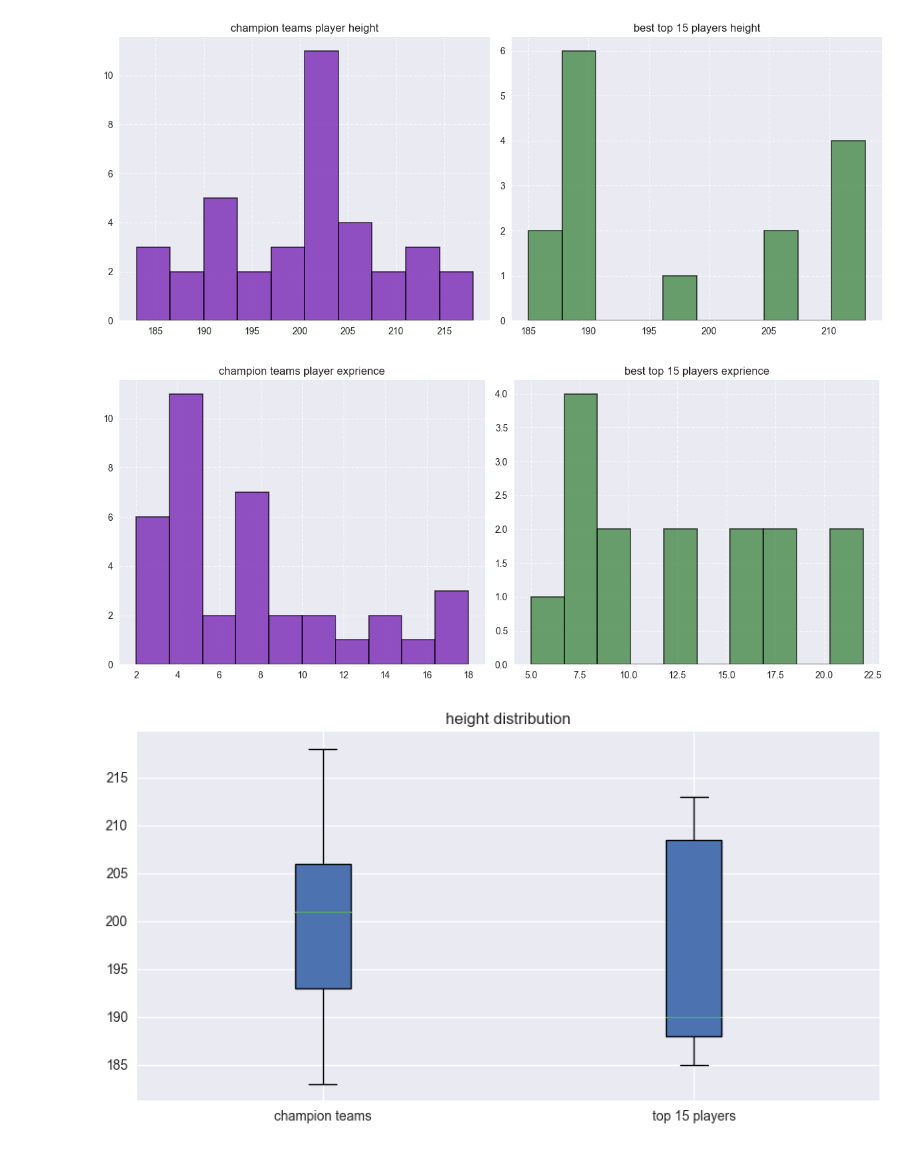
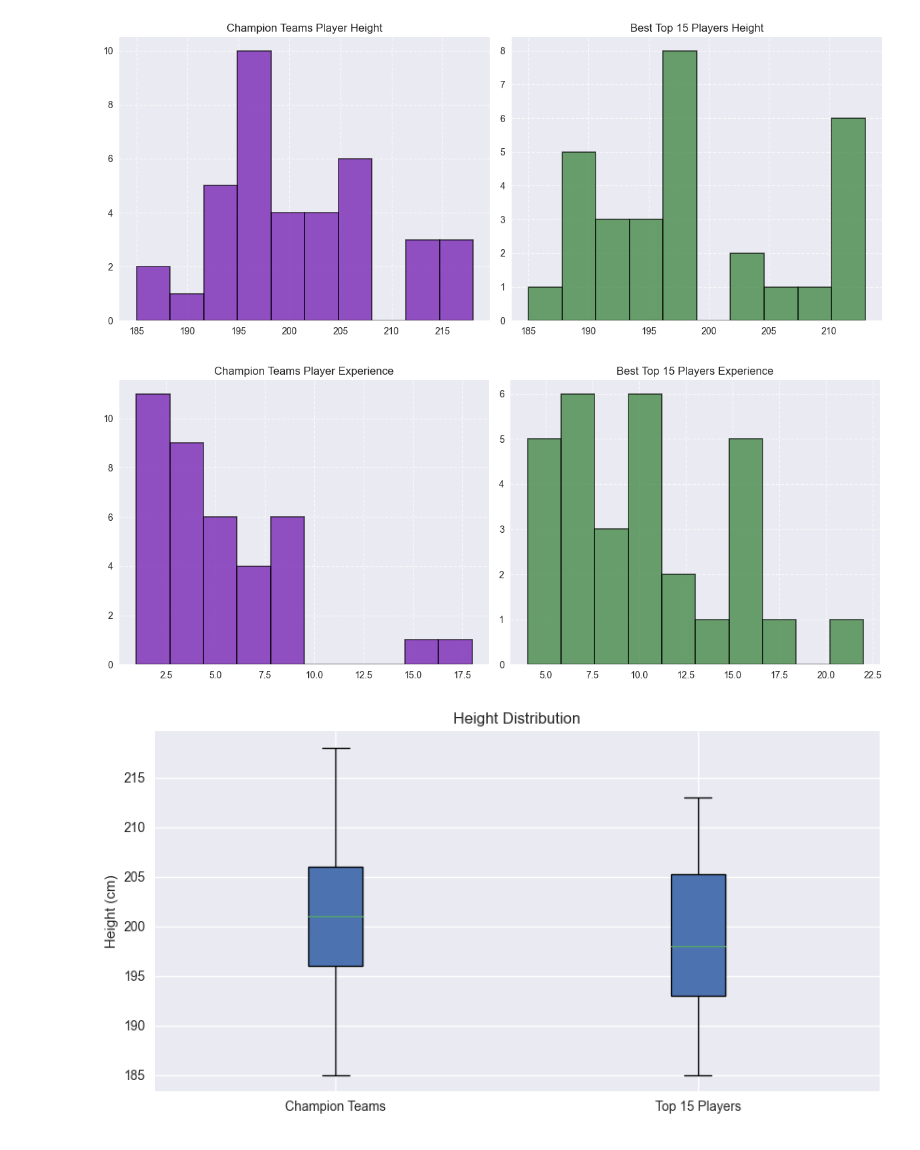
Before and after one commit to arashnaderi820-cyber/Basketball-Analytics-Quera, a Jupyter notebook: EX$Height.ipynb, the cells around one changed output. Cells and saved outputs as stored; diff of their text form; code cells hidden in the pictures.

Commit message:
update exprience and height

```diff
--- a/EX$Height.ipynb
+++ b/EX$Height.ipynb
@@ -5,10 +22,13 @@ import ast
 # %%
-champions_team = pd.read_csv('champions.csv')
-champions_team["players"] = champions_team["players"].apply(fix_text)
-#2 last seasons
-champions_team = champions_team.iloc[[1,2] , :]
-print(champions_team)
-
-
-all_players = pd.read_csv('players_info.csv')
+query_champions = """
+    SELECT p.Name, p.Height, p.Experience, s.Season
+    FROM champion_players cp
+    JOIN players p ON cp.PlayerID = p.PlayerID
+    JOIN seasons s ON cp.SeasonID = s.SeasonID
+    JOIN champions c ON cp.ChampionID = c.ChampionID
+    WHERE s.Season IN ('2023-24','2024-25')
+    ORDER BY s.Season, p.Height DESC;
+"""
+championplayers = pd.read_sql(query_champions, engine)
+print(championplayers)
 # %% [output]
@@ -159,70 +137,64 @@ Name: Experience, dtype: float64
 max      22.000000
 Name: Experience, dtype: float64
 # %%
-import pandas as pd
-import matplotlib.pyplot as plt
-import seaborn as sns
-
-
-
-
 plt.figure(figsize=(12, 5))
 plt.style.use('seaborn')
 
-
 plt.subplot(1, 2, 1)
-plt.hist(df['height'], bins=10, alpha=0.7, color='#6A0DAD', edgecolor='black', linewidth=1.2)
+plt.hist(championplayers['Height'], bins=10, alpha=0.7, color='#6A0DAD', edgecolor='black', linewidth=1.2)
 plt.grid(True, linestyle='--', alpha=0.7)
-plt.title('champion teams player height', fontsize=12)
-
-
+plt.title('Champion Teams Player Height', fontsize=12)
 
 plt.subplot(1, 2, 2)
-plt.hist(best_15_players['Height'], bins=10, alpha=0.7, color='#2E7D32', edgecolor='black', linewidth=1.2)
+plt.hist(top15['Height'], bins=10, alpha=0.7, color='#2E7D32', edgecolor='black', linewidth=1.2)
 plt.grid(True, linestyle='--', alpha=0.7)
-plt.title('best top 15 players height', fontsize=12)
-
+plt.title('Best Top 15 Players Height', fontsize=12)
 
 plt.tight_layout()
+plt.savefig('height_histogram.png')
 plt.show()
 
 
 plt.figure(figsize=(12, 5))
 
-
 plt.subplot(1, 2, 1)
-plt.hist(df['Experience'], bins=10, alpha=0.7, color='#6A0DAD', edgecolor='black', linewidth=1.2)
+plt.hist(championplayers['Experience'], bins=10, alpha=0.7, color='#6A0DAD', edgecolor='black', linewidth=1.2)
 plt.grid(True, linestyle='--', alpha=0.7)
-plt.title('champion teams player exprience', fontsize=12)
-
+plt.title('Champion Teams Player Experience', fontsize=12)
 
 plt.subplot(1, 2, 2)
-plt.hist(best_15_players['Experience'], bins=10, alpha=0.7, color='#2E7D32', edgecolor='black', linewidth=1.2)
+plt.hist(top15['Experience'], bins=10, alpha=0.7, color='#2E7D32', edgecolor='black', linewidth=1.2)
 plt.grid(True, linestyle='--', alpha=0.7)
-plt.title('best top 15 players exprience', fontsize=12)
+plt.title('Best Top 15 Players Experience', fontsize=12)
 
 plt.tight_layout()
+plt.savefig('experience_histogram.png')
 plt.show()
 
 
 plt.figure(figsize=(10, 5))
-data_height = [df['height'], best_15_players['Height']]
-data_exp = [df['Experience'], best_15_players['Experience']]
-plt.boxplot(data_height, labels=['champion teams', 'top 15 players'], patch_artist=True)
+data_height = [championplayers['Height'], top15['Height']]
+plt.boxplot(data_height, labels=['Champion Teams', 'Top 15 Players'], patch_artist=True)
 for patch in plt.gca().artists:
     patch.set_facecolor('#6A0DAD')
     patch.set_alpha(0.7)
-plt.title('height distribution', fontsize=12)
+plt.title('Height Distribution', fontsize=12)
+plt.ylabel('Height (cm)')
+plt.savefig('height_boxplot.png')
 plt.show()
 
+
 plt.figure(figsize=(10, 5))
-plt.boxplot(data_exp, labels=['champion teams', 'top 15 players'], patch_artist=True)
+data_exp = [championplayers['Experience'], top15['Experience']]
+plt.boxplot(data_exp, labels=['Champion Teams', 'Top 15 Players'], patch_artist=True)
 for patch in plt.gca().artists:
     patch.set_facecolor('#6A0DAD')
     patch.set_alpha(0.7)
-plt.title('experience distribution', fontsize=12)
+plt.title('Experience Distribution', fontsize=12)
+plt.ylabel('Experience (years)')
+plt.savefig('experience_boxplot.png')
 plt.show()
 # %% [output]
-[figure, old version]
+[figure, new version]
-[figure, old version]
+[figure, new version]
-[figure, old version]
+[figure, new version]
```
Also changed, not shown: parts of 10 cells of this notebook, 1 other file.
